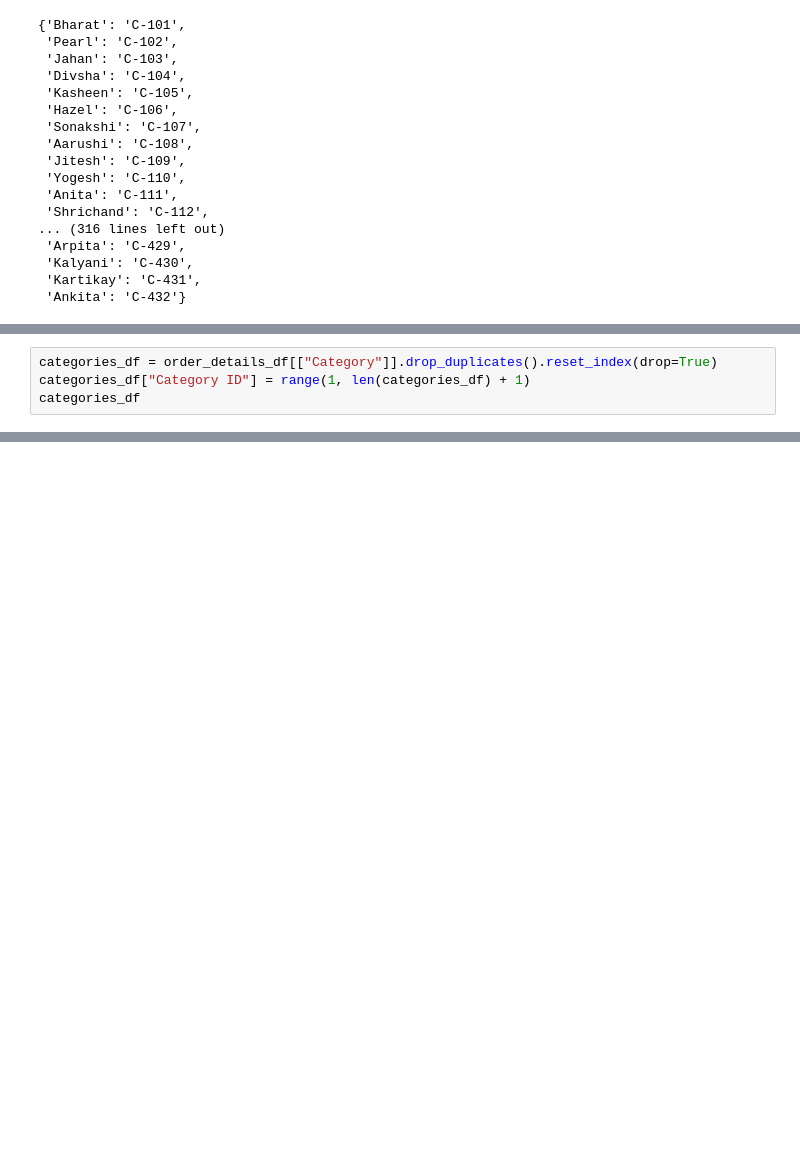
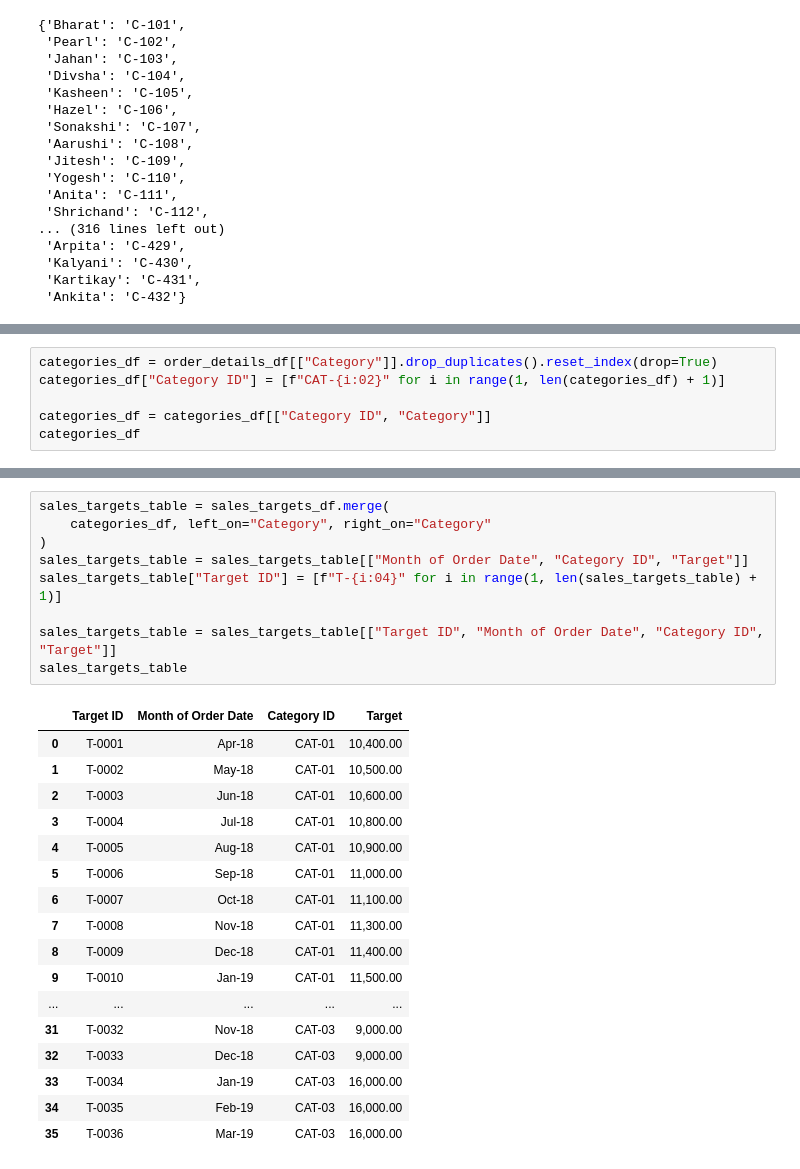
Before and after one commit to DeepVader/myProject4002, a Jupyter notebook: main.ipynb, the cells around one changed output, grey strips where cells are left out. Saved outputs shown, nothing was run; the diff lists cells and outputs as text; blank space fills up the shorter version.

```diff
--- a/main.ipynb
+++ b/main.ipynb
@@ -209,5 +213,7 @@ See the caveats in the documentation: https://pandas.pydata.org/pandas-docs/stab
 500 rows × 3 columns
 # %%
 categories_df = order_details_df[["Category"]].drop_duplicates().reset_index(drop=True)
-categories_df["Category ID"] = range(1, len(categories_df) + 1)
+categories_df["Category ID"] = [f"CAT-{i:02}" for i in range(1, len(categories_df) + 1)]
+
+categories_df = categories_df[["Category ID", "Category"]]
 categories_df
@@ -218,0 +275,27 @@ subcategories_df
+# %%
+sales_targets_table = sales_targets_df.merge(
+    categories_df, left_on="Category", right_on="Category"
+)
+sales_targets_table = sales_targets_table[["Month of Order Date", "Category ID", "Target"]]
+sales_targets_table["Target ID"] = [f"T-{i:04}" for i in range(1, len(sales_targets_table) + 1)]
+
+sales_targets_table = sales_targets_table[["Target ID", "Month of Order Date", "Category ID", "Target"]]
+sales_targets_table
+# %% [output]
+|  | Target ID | Month of Order Date | Category ID | Target |
+| 0 | T-0001 | Apr-18 | CAT-01 | 10,400.00 |
+| 1 | T-0002 | May-18 | CAT-01 | 10,500.00 |
+| 2 | T-0003 | Jun-18 | CAT-01 | 10,600.00 |
+| 3 | T-0004 | Jul-18 | CAT-01 | 10,800.00 |
+| 4 | T-0005 | Aug-18 | CAT-01 | 10,900.00 |
+| 5 | T-0006 | Sep-18 | CAT-01 | 11,000.00 |
+| 6 | T-0007 | Oct-18 | CAT-01 | 11,100.00 |
+| 7 | T-0008 | Nov-18 | CAT-01 | 11,300.00 |
+| 8 | T-0009 | Dec-18 | CAT-01 | 11,400.00 |
+| 9 | T-0010 | Jan-19 | CAT-01 | 11,500.00 |
+| ... | ... | ... | ... | ... |
+| 31 | T-0032 | Nov-18 | CAT-03 | 9,000.00 |
+| 32 | T-0033 | Dec-18 | CAT-03 | 9,000.00 |
+| 33 | T-0034 | Jan-19 | CAT-03 | 16,000.00 |
+| 34 | T-0035 | Feb-19 | CAT-03 | 16,000.00 |
+| 35 | T-0036 | Mar-19 | CAT-03 | 16,000.00 |
```
Also changed, not shown: parts of 30 cells of this notebook, 9 other files.
